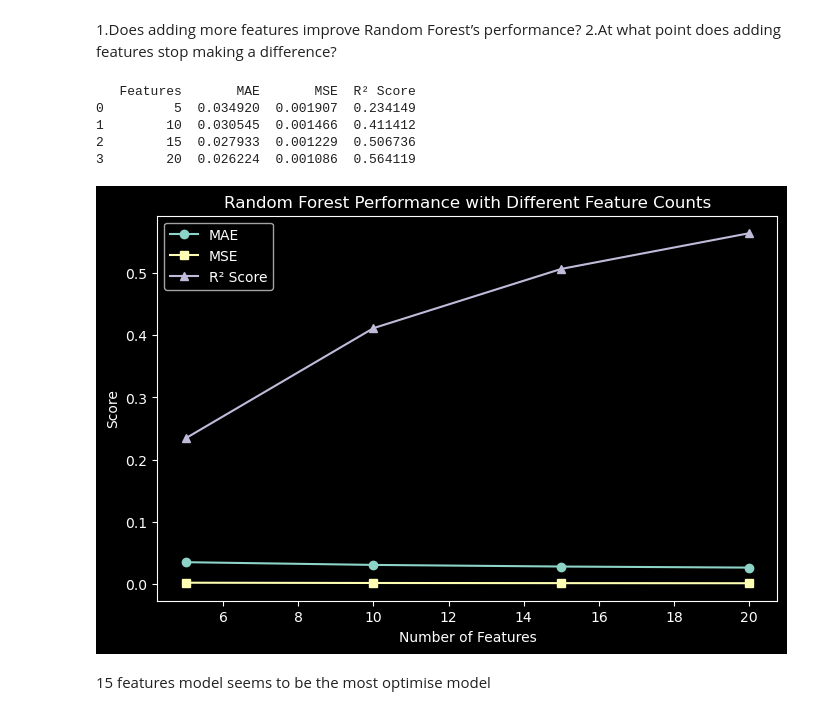
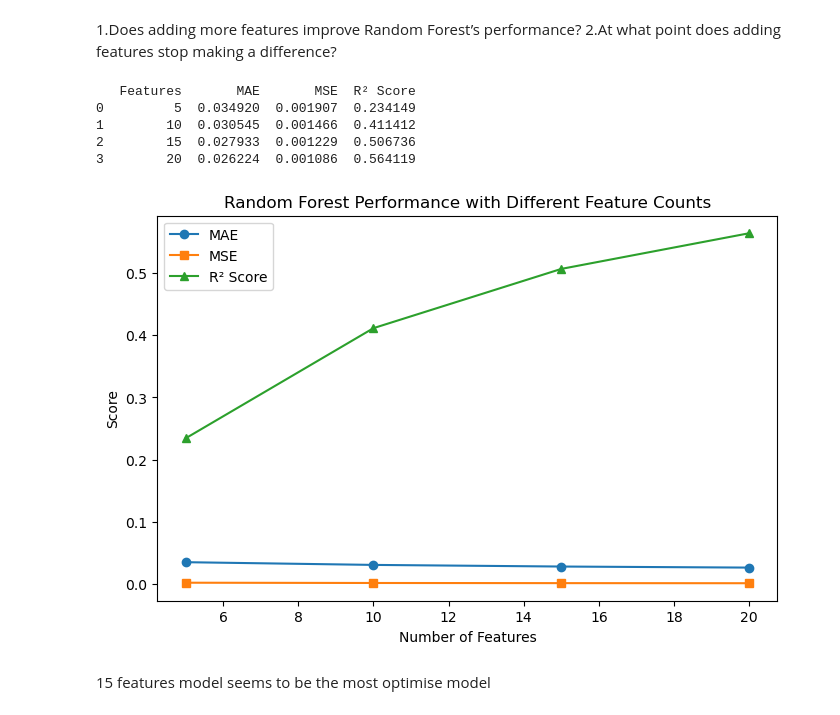
Before and after one commit to Jenny738979/A-predictive-model-for-flooding-risk, a Jupyter notebook: notebook.ipynb, the cells around one changed output. Cells and saved outputs as stored; diff of their text form; code cells hidden in the pictures.

```diff
--- a/notebook.ipynb
+++ b/notebook.ipynb
@@ -140,34 +140,35 @@ for num_features in feature_counts:
     mse = mean_squared_error(y_test, y_pred)
     r2 = r2_score(y_test, y_pred)
 
     # Store results
     rf_results.append({"Features": num_features, "MAE": mae, "MSE": mse, "R² Score": r2})
 
 # Convert to DataFrame and display results
 rf_results_df = pd.DataFrame(rf_results)
 print(rf_results_df)
 
 import matplotlib.pyplot as plt
 
 # Plot results
+plt.style.use("default")
 plt.figure(figsize=(8, 5))
 plt.plot(rf_results_df["Features"], rf_results_df["MAE"], marker='o', linestyle='-', label="MAE")
 plt.plot(rf_results_df["Features"], rf_results_df["MSE"], marker='s', linestyle='-', label="MSE")
 plt.plot(rf_results_df["Features"], rf_results_df["R² Score"], marker='^', linestyle='-', label="R² Score")
 
 plt.xlabel("Number of Features")
 plt.ylabel("Score")
 plt.title("Random Forest Performance with Different Feature Counts")
 plt.legend()
 plt.grid(False)
 plt.show()
 # %% [output]
    Features       MAE       MSE  R² Score
 0         5  0.034920  0.001907  0.234149
 1        10  0.030545  0.001466  0.411412
 2        15  0.027933  0.001229  0.506736
 3        20  0.026224  0.001086  0.564119
-[figure, old version]
+[figure, new version]
 # %% [markdown]
 15 features model seems to be the most optimise model
 # %%
```
